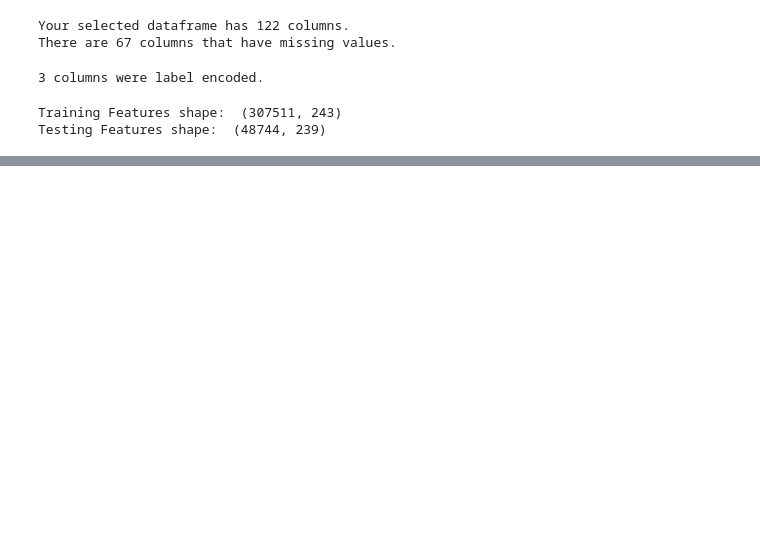
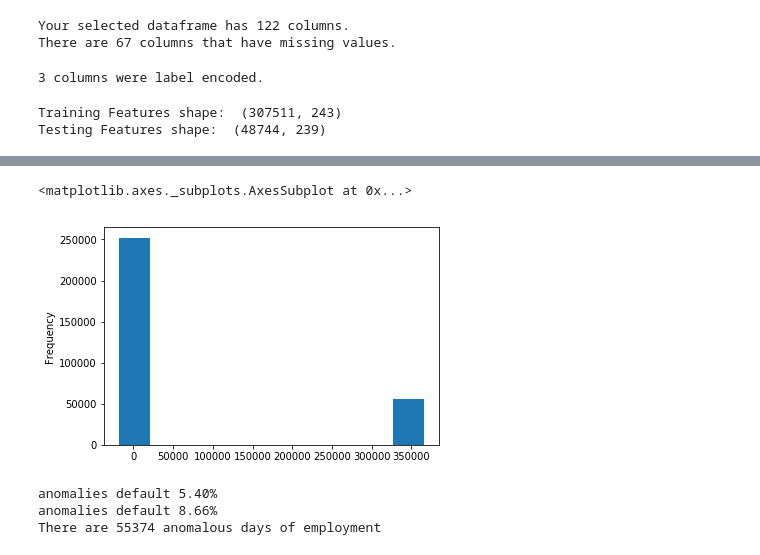
Before and after one commit to michalrudzki/home_credit_risk, a Jupyter notebook: code1.ipynb, the cells around one changed output, grey strips where cells are left out. Saved outputs shown, nothing was run; the diff lists cells and outputs as text; code cells hidden in the pictures; blank space fills up the shorter version.

```diff
--- a/code1.ipynb
+++ b/code1.ipynb
@@ -93,0 +109,17 @@ print('Testing Features shape: ', app_test.shape)
+# %%
+# widać że jest duża pula klientów z wartością odstającą
+app_train['DAYS_EMPLOYED'].plot.hist()
+# %% [output]
+<matplotlib.axes._subplots.AxesSubplot at 0x...>
+[figure, added]
+# %%
+# sprawdzmy anomalie
+anom = app_train[app_train['DAYS_EMPLOYED'] == 365243]
+non_anom = app_train[app_train['DAYS_EMPLOYED'] != 365243]
+print('anomalies default %0.02f%% ' % (100 * anom['TARGET'].mean()))
+print('anomalies default %0.02f%% ' % (100 * non_anom['TARGET'].mean()))
+print('There are %d anomalous days of employment' % len(anom))
+# %% [output]
+anomalies default 5.40%
+anomalies default 8.66%
+There are 55374 anomalous days of employment
```
Also changed, not shown: parts of 14 cells of this notebook.
